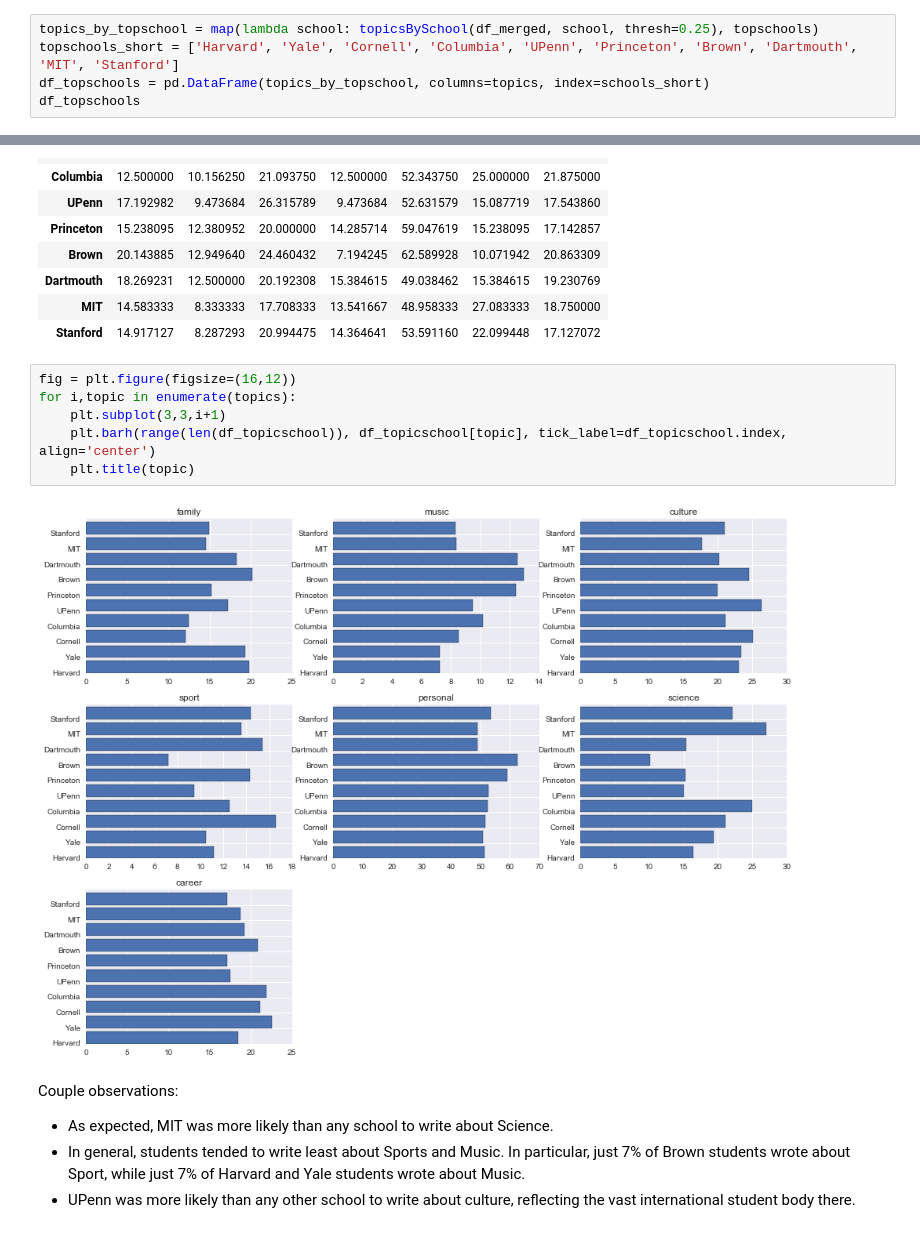
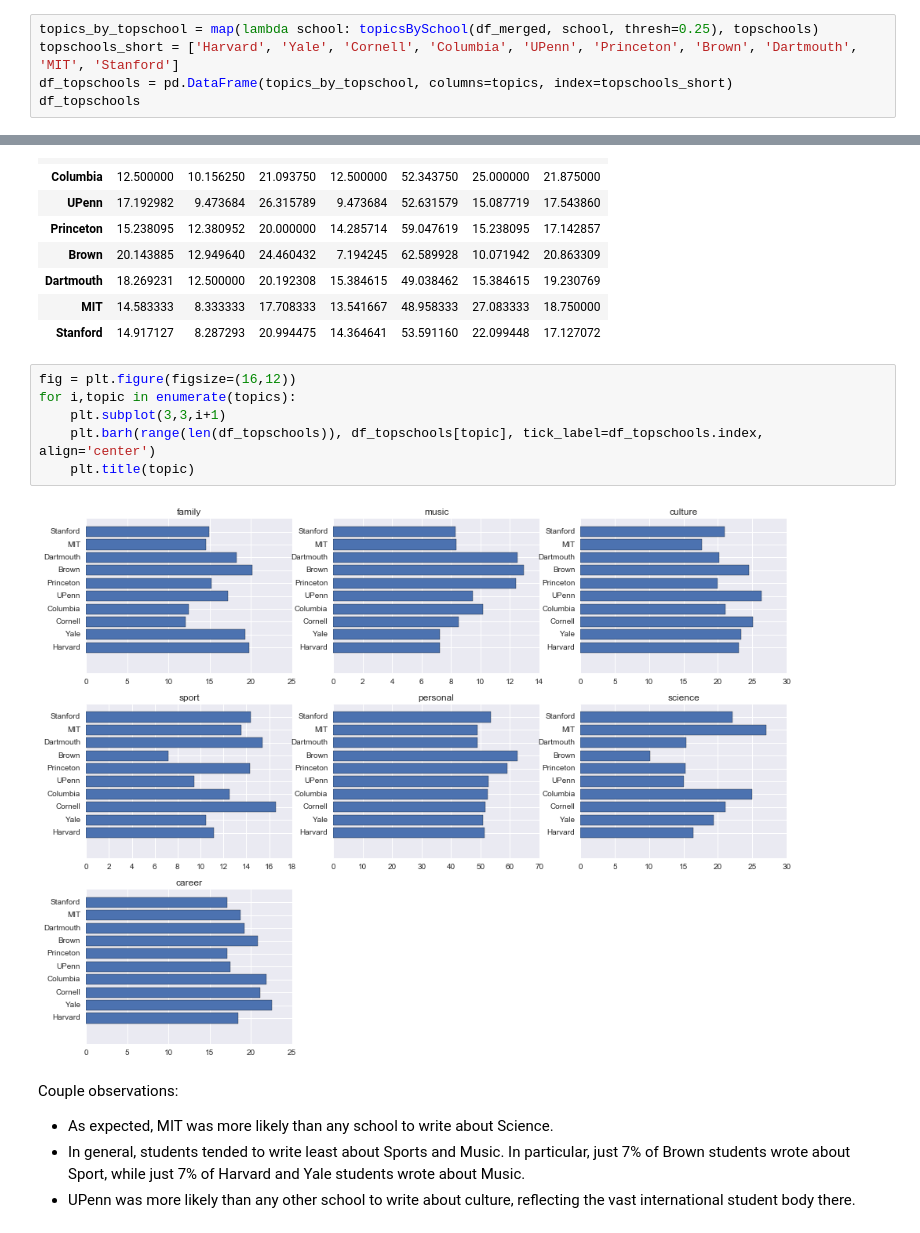
Before and after one commit to yungmsh/mining_the_common_app, a Jupyter notebook: code/3_Essay Exploration.ipynb, the cells around one changed output, grey strips where cells are left out. Cells and saved outputs as stored; diff of their text form.

```diff
--- a/code/3_Essay Exploration.ipynb
+++ b/code/3_Essay Exploration.ipynb
@@ -312,7 +318,7 @@ def topicsBySchool(df, school, thresh=0.5):
 # %%
 topics_by_topschool = map(lambda school: topicsBySchool(df_merged, school, thresh=0.25), topschools)
 topschools_short = ['Harvard', 'Yale', 'Cornell', 'Columbia', 'UPenn', 'Princeton', 'Brown', 'Dartmouth', 'MIT', 'Stanford']
-df_topschools = pd.DataFrame(topics_by_topschool, columns=topics, index=schools_short)
+df_topschools = pd.DataFrame(topics_by_topschool, columns=topics, index=topschools_short)
 df_topschools
 # %% [output]
 |  | family | music | culture | sport | personal | science | career |
@@ -329,11 +335,11 @@ df_topschools
 # %%
 fig = plt.figure(figsize=(16,12))
 for i,topic in enumerate(topics):
     plt.subplot(3,3,i+1)
-    plt.barh(range(len(df_topicschool)), df_topicschool[topic], tick_label=df_topicschool.index, align='center')
+    plt.barh(range(len(df_topschools)), df_topschools[topic], tick_label=df_topschools.index, align='center')
     plt.title(topic)
 # %% [output]
-[figure, old version]
+[figure, new version]
 # %% [markdown]
 Couple observations:
 - As expected, MIT was more likely than any school to write about Science.
```
Also changed, not shown: parts of 23 cells of this notebook, 1 other file.
